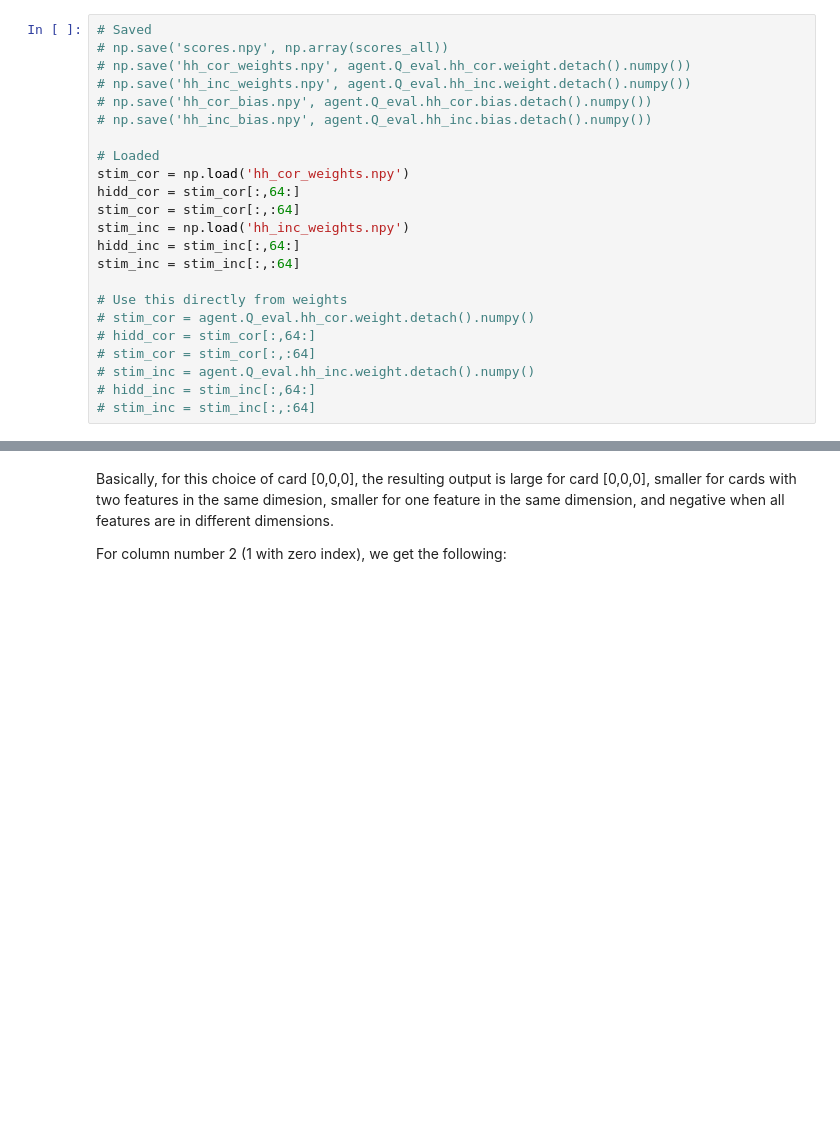
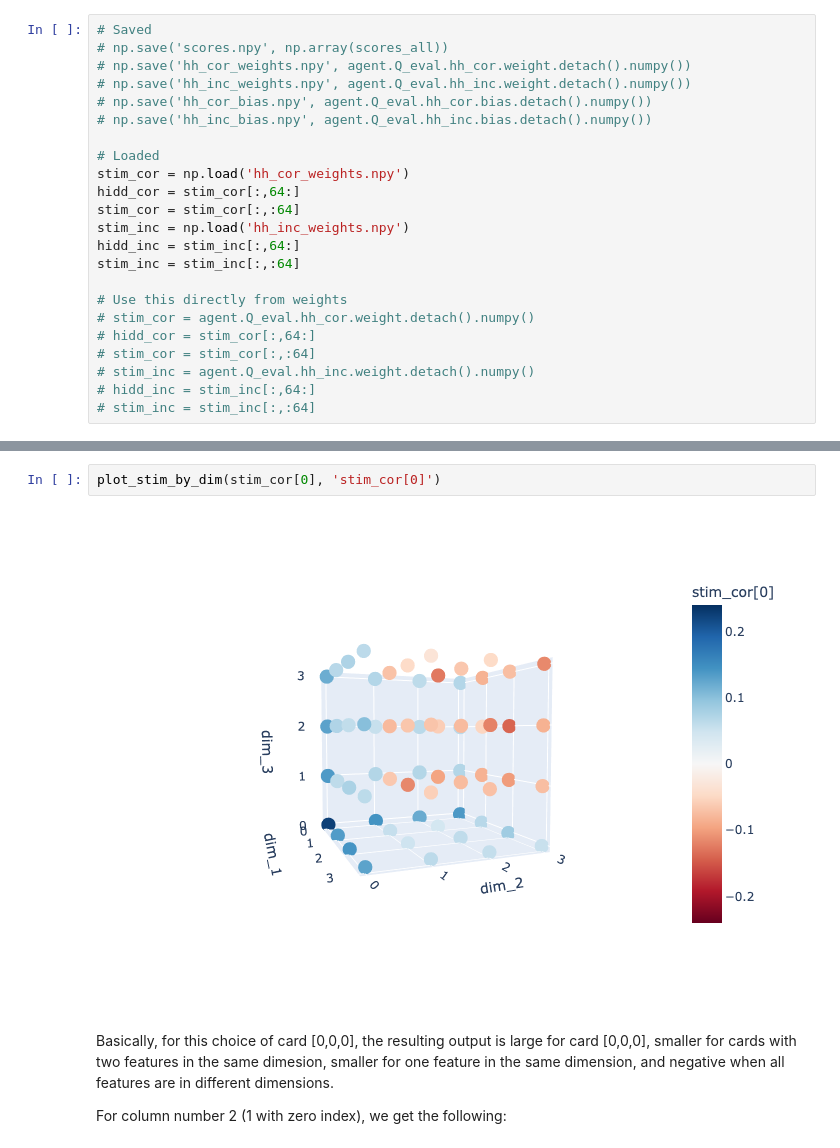
Before and after one commit to DetectiveKiwi/RL-WCST, a Jupyter notebook: RL-WCST-Demo.ipynb, the cells around one changed output, grey strips where cells are left out. Drawn from its saved outputs; the diff is of its cells as text; blank space fills up the shorter version.

Commit message:
Moved stimulus plotting to tools.py

```diff
--- a/RL-WCST-Demo.ipynb
+++ b/RL-WCST-Demo.ipynb
@@ -538,3 +488,7 @@ fig.show('png')
+# %%
+plot_stim_by_dim(stim_cor[0], 'stim_cor[0]')
+# %% [output]
+[figure, added]
 # %% [markdown]
 Basically, for this choice of card [0,0,0], the resulting output is large for card [0,0,0], smaller for cards with two features in the same dimesion, smaller for one feature in the same dimension, and negative when all features are in different dimensions.
 
```
Also changed, not shown: parts of 13 cells of this notebook, 1 other file.
